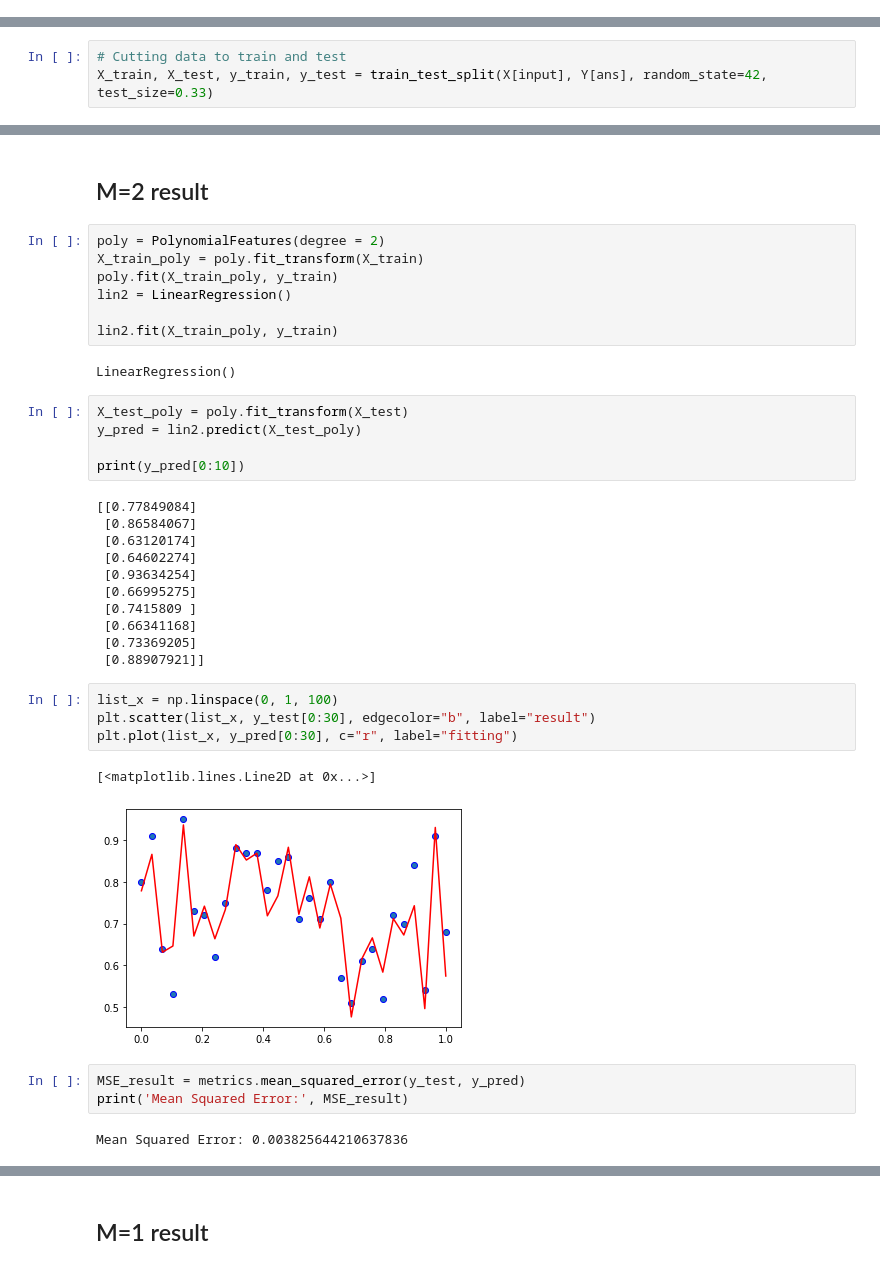
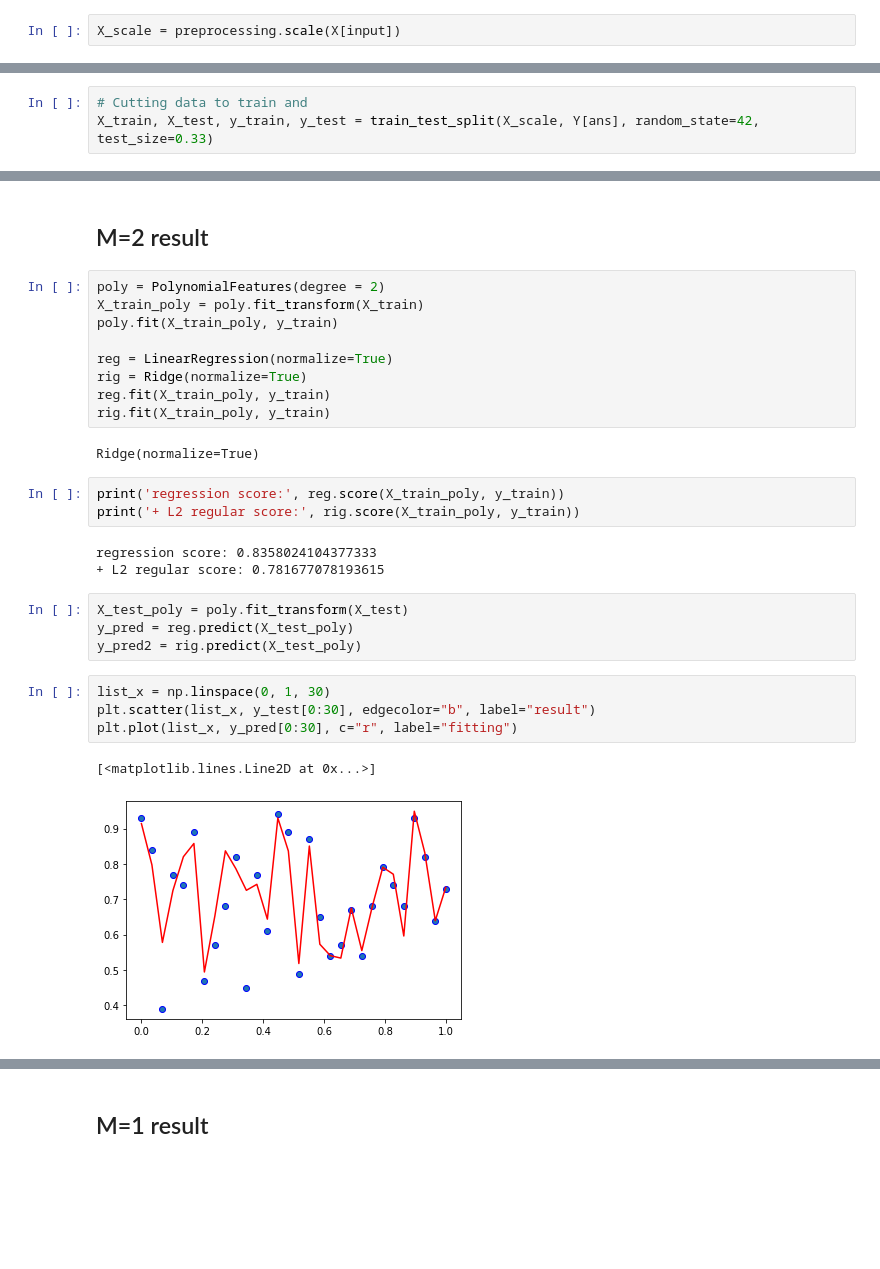
Before and after one commit to RozenAstrayChen/ML_Course, a Jupyter notebook: H1/hw1.ipynb, the cells around one changed output, grey strips where cells are left out. Cells and saved outputs as stored; diff of their text form; blank space fills up the shorter version.

```diff
--- a/H1/hw1.ipynb
+++ b/H1/hw1.ipynb
@@ -60,5 +52,7 @@ plt.scatter(list_x, list_y, edgecolor="b", label="result");
+# %%
+X_scale = preprocessing.scale(X[input])
 # %% [markdown]
 ## Cutting 30 inorder to build test data
 # %%
-# Cutting data to train and test
-X_train, X_test, y_train, y_test = train_test_split(X[input], Y[ans], random_state=42, test_size=0.33)
+# Cutting data to train and
+X_train, X_test, y_train, y_test = train_test_split(X_scale, Y[ans], random_state=42, test_size=0.33)
@@ -87,36 +62,27 @@ plt.plot(list_x, y_pred[0:50], c="r", label="fitting")
 poly = PolynomialFeatures(degree = 2)
 X_train_poly = poly.fit_transform(X_train)
 poly.fit(X_train_poly, y_train)
-lin2 = LinearRegression()
 
-lin2.fit(X_train_poly, y_train)
+reg = LinearRegression(normalize=True)
+rig = Ridge(normalize=True)
+reg.fit(X_train_poly, y_train)
+rig.fit(X_train_poly, y_train)
 # %% [output]
-LinearRegression()
+Ridge(normalize=True)
+# %%
+print('regression score:', reg.score(X_train_poly, y_train))
+print('+ L2 regular score:', rig.score(X_train_poly, y_train))
+# %% [output]
+regression score: 0.8358024104377333
++ L2 regular score: 0.781677078193615
 # %%
 X_test_poly = poly.fit_transform(X_test)
-y_pred = lin2.predict(X_test_poly)
-
-print(y_pred[0:10])
+y_pred = reg.predict(X_test_poly)
+y_pred2 = rig.predict(X_test_poly)
-# %% [output]
-[[0.77849084]
- [0.86584067]
- [0.63120174]
- [0.64602274]
- [0.93634254]
- [0.66995275]
- [0.7415809 ]
- [0.66341168]
- [0.73369205]
- [0.88907921]]
 # %%
-list_x = np.linspace(0, 1, 100)
+list_x = np.linspace(0, 1, 30)
 plt.scatter(list_x, y_test[0:30], edgecolor="b", label="result")
 plt.plot(list_x, y_pred[0:30], c="r", label="fitting")
 # %% [output]
 [<matplotlib.lines.Line2D at 0x...>]
-[figure, old version]
+[figure, new version]
-# %%
-MSE_result = metrics.mean_squared_error(y_test, y_pred)
-print('Mean Squared Error:', MSE_result)
-# %% [output]
-Mean Squared Error: 0.003825644210637836
```
Also changed, not shown: parts of 39 cells of this notebook, 4 other files.
